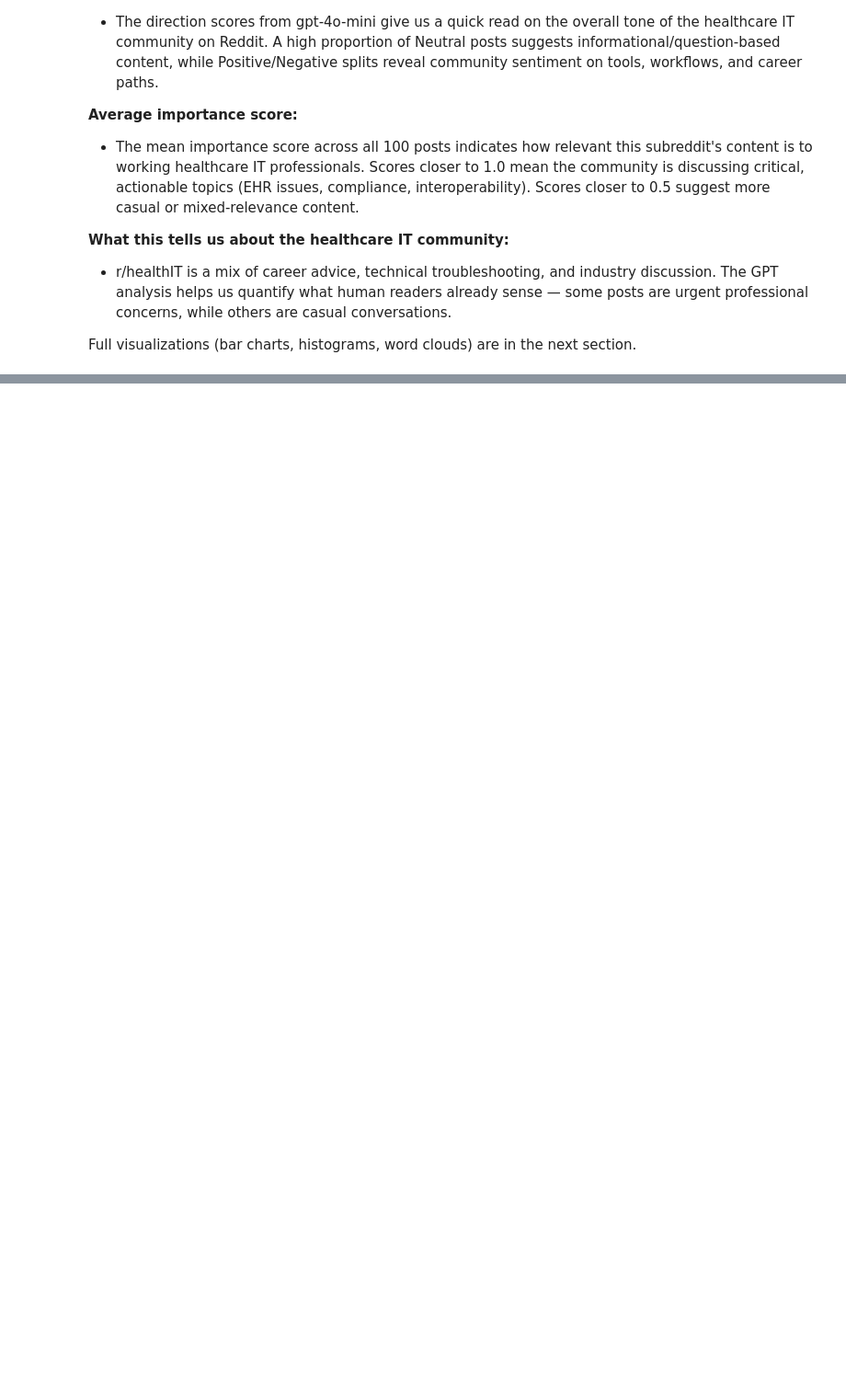
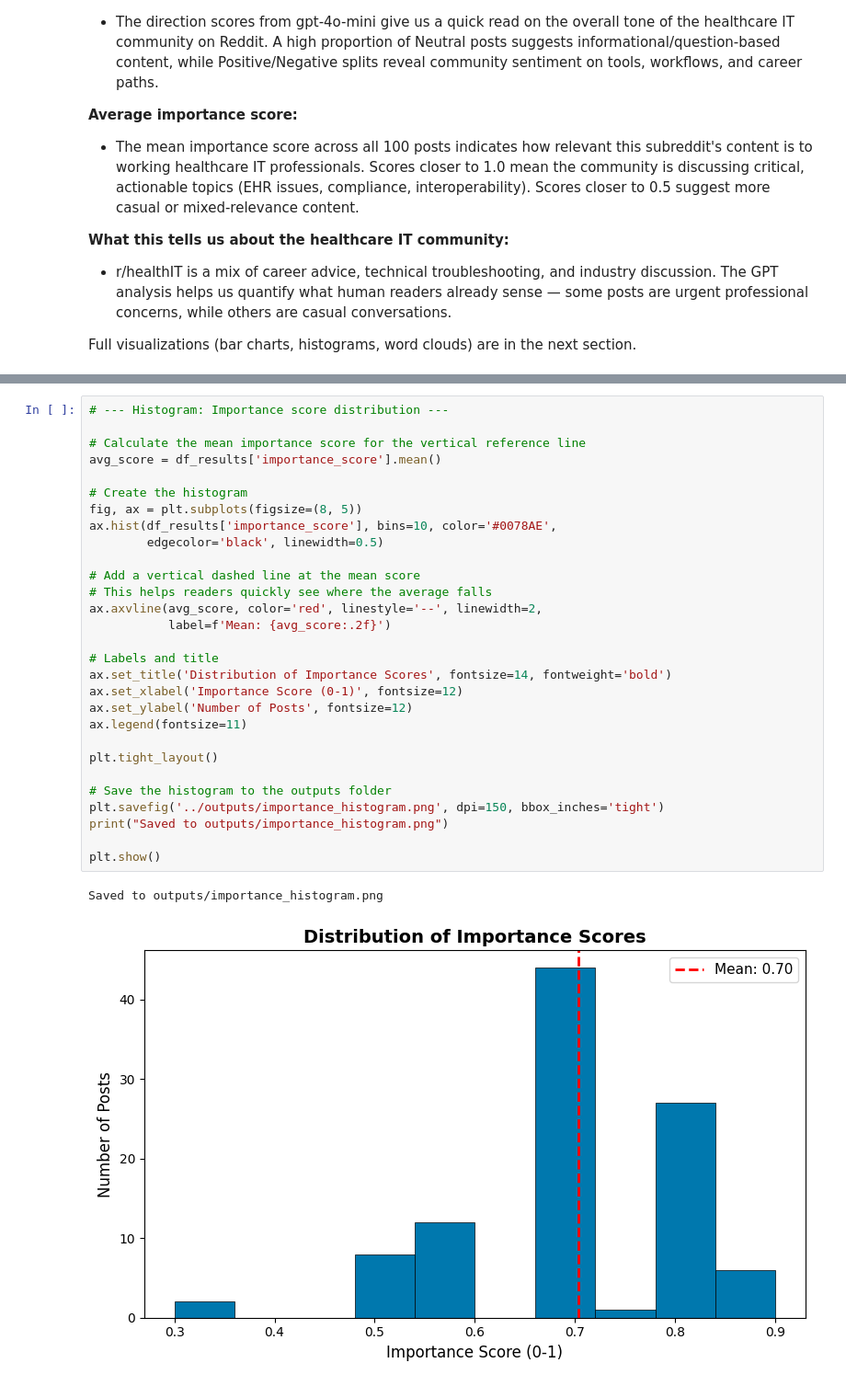
Before and after one commit to desporamon/healthcare-nlp-analysis, a Jupyter notebook: notebooks/part2_analysis.ipynb, the cells around one changed output, grey strips where cells are left out. Shown at 92% size. Drawn from its saved outputs; the diff is of its cells as text; blank space fills up the shorter version.

```diff
--- a/notebooks/part2_analysis.ipynb
+++ b/notebooks/part2_analysis.ipynb
@@ -462,0 +552,32 @@ Full visualizations (bar charts, histograms, word clouds) are in the next sectio
+# %%
+# --- Histogram: Importance score distribution ---
+
+# Calculate the mean importance score for the vertical reference line
+avg_score = df_results['importance_score'].mean()
+
+# Create the histogram
+fig, ax = plt.subplots(figsize=(8, 5))
+ax.hist(df_results['importance_score'], bins=10, color='#0078AE',
+        edgecolor='black', linewidth=0.5)
+
+# Add a vertical dashed line at the mean score
+# This helps readers quickly see where the average falls
+ax.axvline(avg_score, color='red', linestyle='--', linewidth=2,
+           label=f'Mean: {avg_score:.2f}')
+
+# Labels and title
+ax.set_title('Distribution of Importance Scores', fontsize=14, fontweight='bold')
+ax.set_xlabel('Importance Score (0-1)', fontsize=12)
+ax.set_ylabel('Number of Posts', fontsize=12)
+ax.legend(fontsize=11)
+
+plt.tight_layout()
+
+# Save the histogram to the outputs folder
+plt.savefig('../outputs/importance_histogram.png', dpi=150, bbox_inches='tight')
+print("Saved to outputs/importance_histogram.png")
+
+plt.show()
+# %% [output]
+Saved to outputs/importance_histogram.png
+[figure, added]
```
Also changed, not shown: parts of 5 cells of this notebook, 2 other files.
